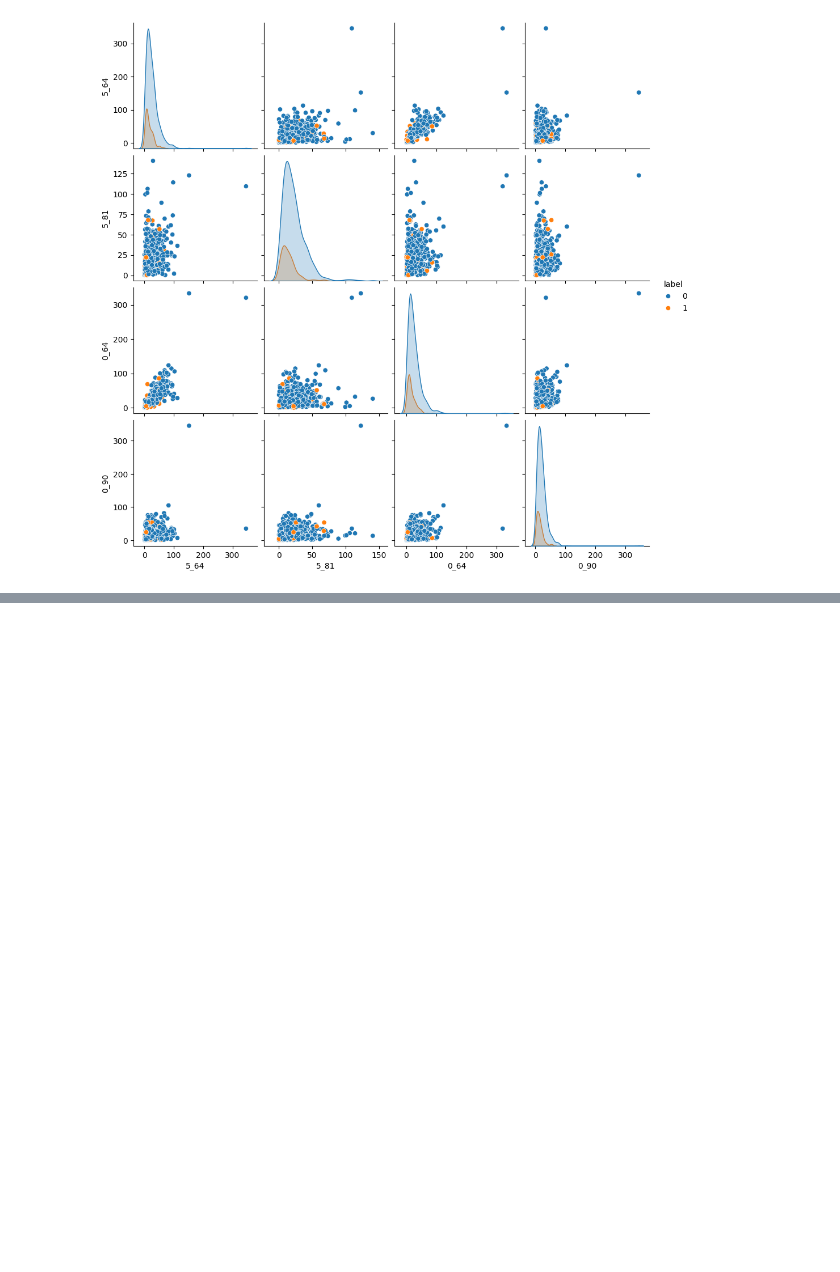
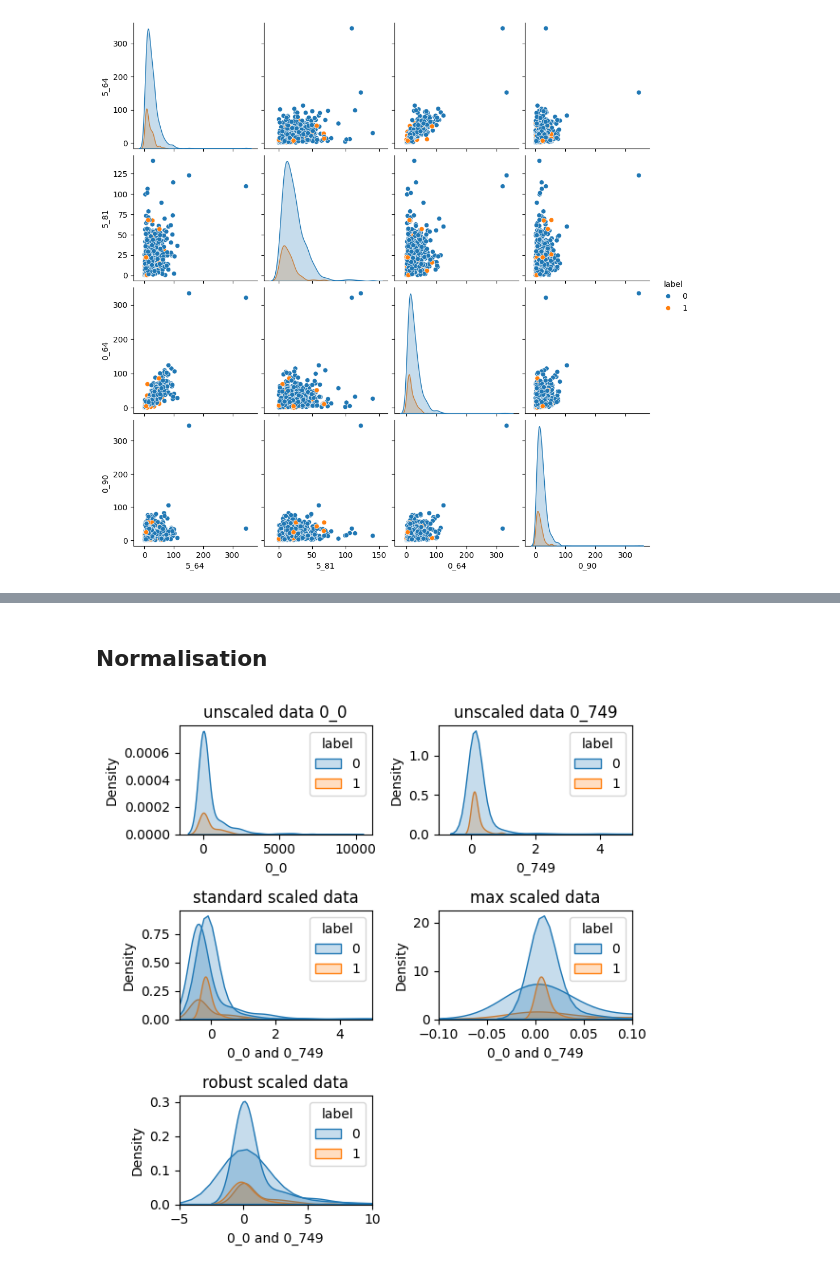
Before and after one commit to bramvandeurzen934/Group16_ECG, a Jupyter notebook: assignment_ecg.ipynb, the cells around one changed output, grey strips where cells are left out. Cells and saved outputs as stored; diff of their text form; code cells hidden in the pictures; blank space fills up the shorter version.

```diff
--- a/assignment_ecg.ipynb
+++ b/assignment_ecg.ipynb
@@ -123,0 +473,56 @@ sns.pairplot(data = most_sign_data,hue = "label")
+# %% [markdown]
+## Normalisation
+# %%
+from sklearn import preprocessing
+
+# standardscaler
+scaler = preprocessing.StandardScaler()
+scaler.fit(X_train)
+X_train_st_scaled = pd.DataFrame(scaler.transform(X_train),columns = X_train.columns,index = X_train.index)
+X_test_st_scaled = scaler.transform(X_test)
+
+# smin max scaler
+scaler = preprocessing.MinMaxScaler()
+scaler.fit(X_train)
+X_train_max_scaled = pd.DataFrame(scaler.transform(X_train),columns = X_train.columns,index = X_train.index)
+X_test_max_scaled = scaler.transform(X_test)
+
+# robust scaler
+scaler = preprocessing.RobustScaler()
+scaler.fit(X_train)
+X_train_rob_scaled = pd.DataFrame(scaler.transform(X_train),columns = X_train.columns,index = X_train.index)
+X_test_rob_scaled = scaler.transform(X_test)
+# %%
+# figures showing the scalers
+fig, axs = plt.subplots(3,2,figsize = [6,6])
+
+sns.kdeplot(data = X_train,x = '0_0',hue = y_train,fill = True, ax = axs[0,0])
+axs[0,0].set(title = 'unscaled data 0_0')
+
+sns.kdeplot(data = X_train,x = '0_749',hue = y_train,fill = True, ax = axs[0,1])
+axs[0,1].set(title = 'unscaled data 0_749',
+             xlim = [-1,5])
+
+sns.kdeplot(data = X_train_st_scaled,x = '0_0',hue = y_train,fill = True, ax = axs[1,0])
+sns.kdeplot(data = X_train_st_scaled,x = '0_749',hue = y_train,fill = True, ax = axs[1,0])
+axs[1,0].set(title = 'standard scaled data',
+             xlim = [-1,5],
+             xlabel = '0_0 and 0_749')
+
+sns.kdeplot(data = X_train_max_scaled,x = '0_0',hue = y_train,fill = True, ax = axs[1,1])
+sns.kdeplot(data = X_train_max_scaled,x = '0_749',hue = y_train,fill = True, ax = axs[1,1])
+axs[1,1].set(title = 'max scaled data',
+             xlim = [-0.1,0.1],
+             xlabel = '0_0 and 0_749')
+
+sns.kdeplot(data = X_train_rob_scaled,x = '0_0',hue = y_train,fill = True, ax = axs[2,0])
+sns.kdeplot(data = X_train_rob_scaled,x = '0_749',hue = y_train,fill = True, ax = axs[2,0])
+axs[2,0].set(title = 'robust scaled data',
+             xlim = [-5,10],
+             xlabel = '0_0 and 0_749')
+
+axs[2,1].remove()
+
+plt.tight_layout()
+# %% [output]
+[figure, added]
```
Also changed, not shown: parts of 43 cells of this notebook.
